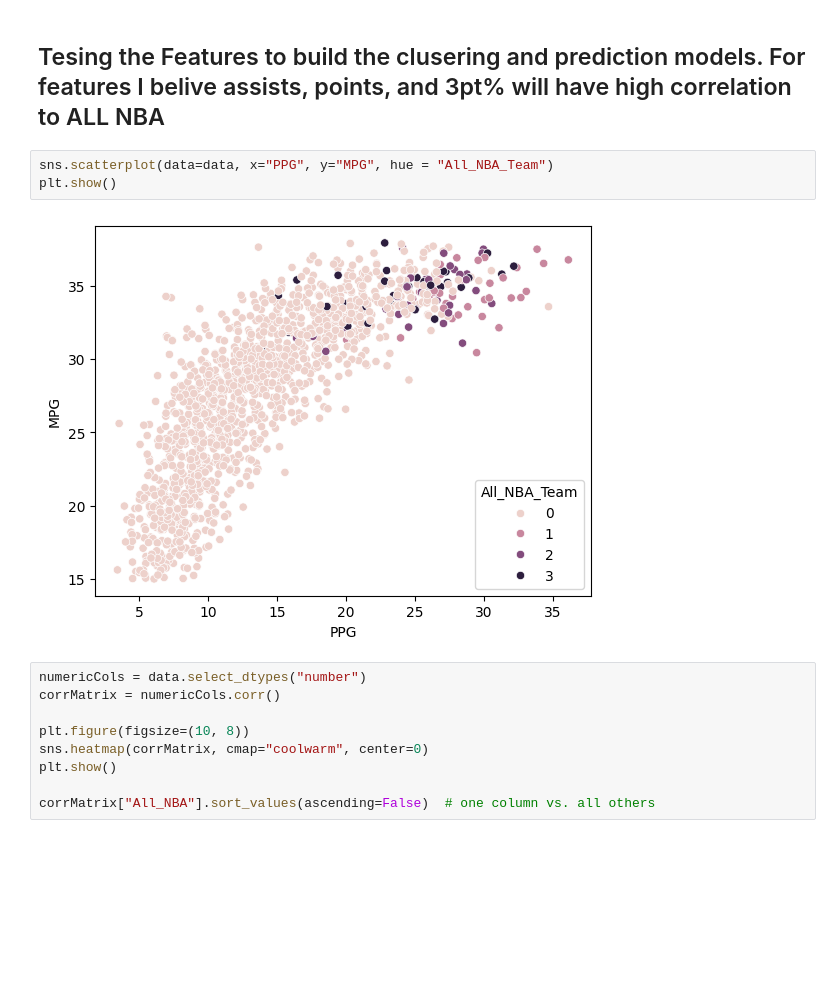
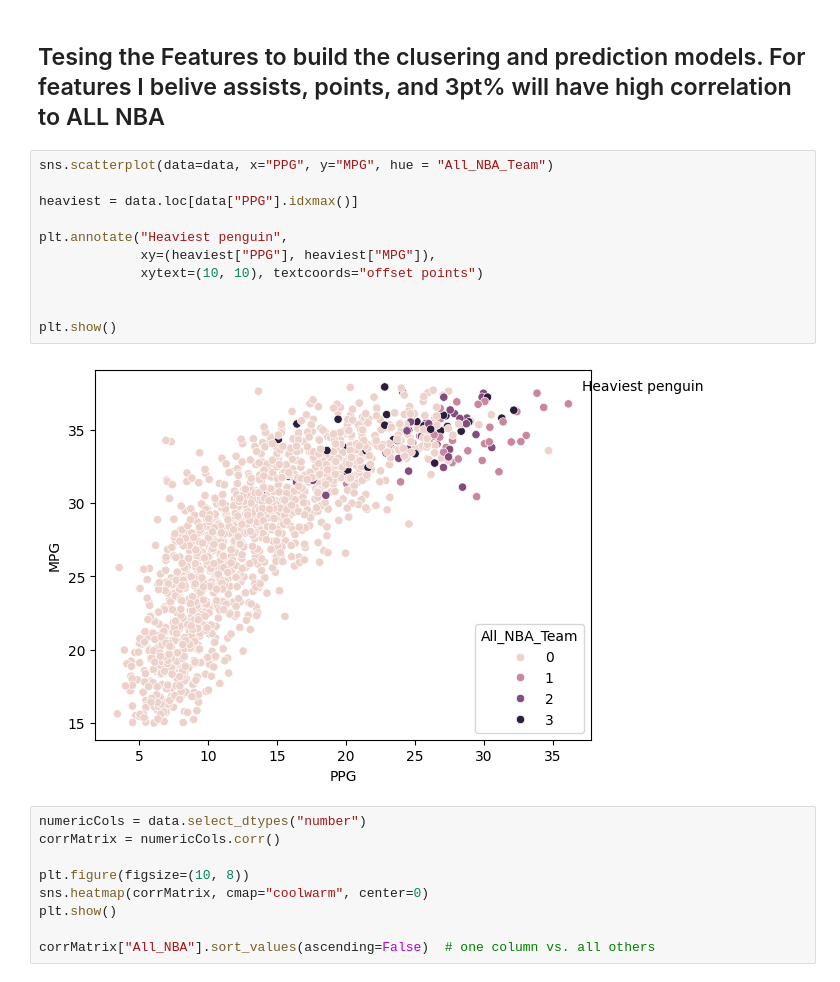
Before and after one commit to charliecapretta/NBA-Prediction-Project, a Jupyter notebook: EDANotebook.ipynb, the cells around one changed output. Cells and saved outputs as stored; diff of their text form; blank space fills up the shorter version.

```diff
--- a/EDANotebook.ipynb
+++ b/EDANotebook.ipynb
@@ -41,9 +41,17 @@ data.describe().T
 ## Tesing the Features to build the clusering and prediction models. For features I belive assists, points, and 3pt% will have high correlation to ALL NBA
 # %%
 sns.scatterplot(data=data, x="PPG", y="MPG", hue = "All_NBA_Team")
+
+heaviest = data.loc[data["PPG"].idxmax()]
+
+plt.annotate("Heaviest penguin",
+             xy=(heaviest["PPG"], heaviest["MPG"]),
+             xytext=(10, 10), textcoords="offset points")
+
+
 plt.show()
 # %% [output]
-[figure, old version]
+[figure, new version]
 # %%
 numericCols = data.select_dtypes("number")
 corrMatrix = numericCols.corr()
```
Also changed, not shown: parts of 2 cells of this notebook.
